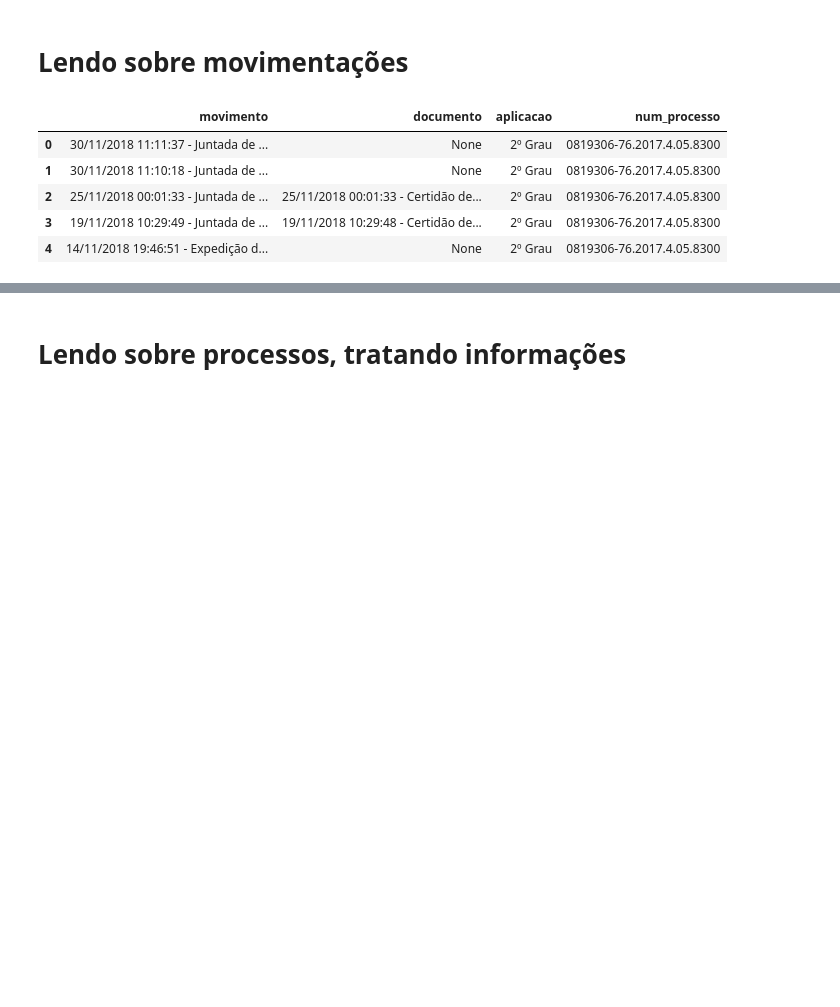
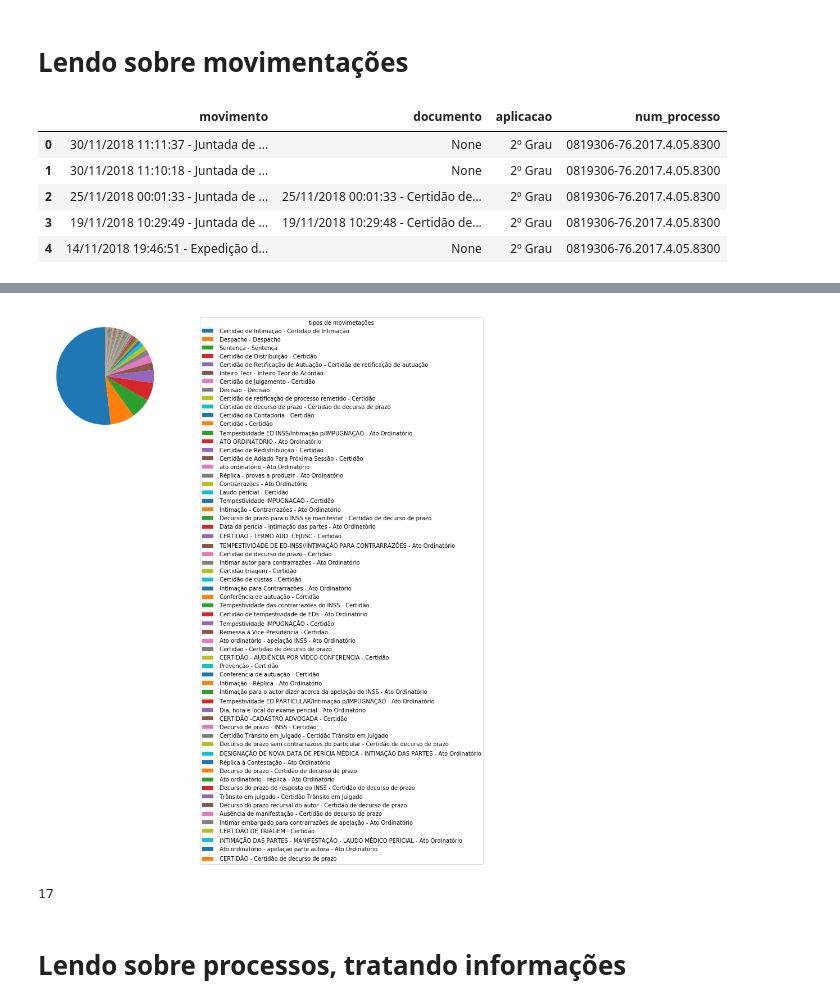
Before and after one commit to hitallow/data-analysis, a Jupyter notebook: PJE/pj3.ipynb, the cells around one changed output, grey strips where cells are left out. Cells and saved outputs as stored; diff of their text form; code cells hidden in the pictures; blank space fills up the shorter version.

```diff
--- a/PJE/pj3.ipynb
+++ b/PJE/pj3.ipynb
@@ -11,10 +11,10 @@ pd.options.display.max_columns = 100
 pd.options.display.max_rows = 100
 # %%
 
-def generetPie(serie):
+def generetPie(serie, title=""):
 
     texto, fatias = plt.pie(serie.value_counts(), startangle=90  )
-    plt.legend(texto,serie.value_counts().index,bbox_to_anchor = (1.25, 1))
+    plt.legend(texto,serie.value_counts().index,bbox_to_anchor = (1.25, 1), title=title)
 
 
 
@@ -25,7 +25,7 @@ def generetColor(num):
 # %%
 conn = sql3.connect('PJe-TRF.sqlite3/PJe-TRF.sqlite3')
 # %%
-qtdLinhas = 100
+qtdLinhas = 1000
 # %% [markdown]
 # Lendo os dados das decisões
 # %%
@@ -96,3 +124,12 @@ movimentacoes.head(100)
+# %%
+generetPie(movimentacoes.documento,"tipos de movimetações")
+# %% [output]
+[figure, added]
+# %%
+#"Processos unicos para as 1000 primeiras linhas"
+len(movimentacoes.num_processo.unique())
+# %% [output]
+17
 # %% [markdown]
 # Lendo sobre processos, tratando informações
 # %%
```
Also changed, not shown: parts of 14 cells of this notebook.
